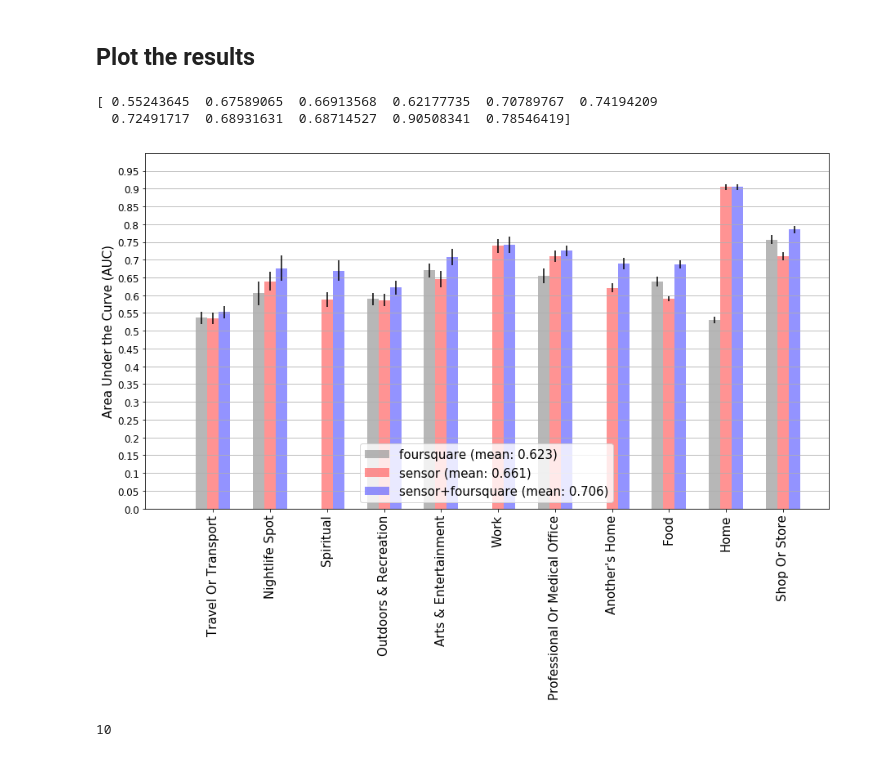
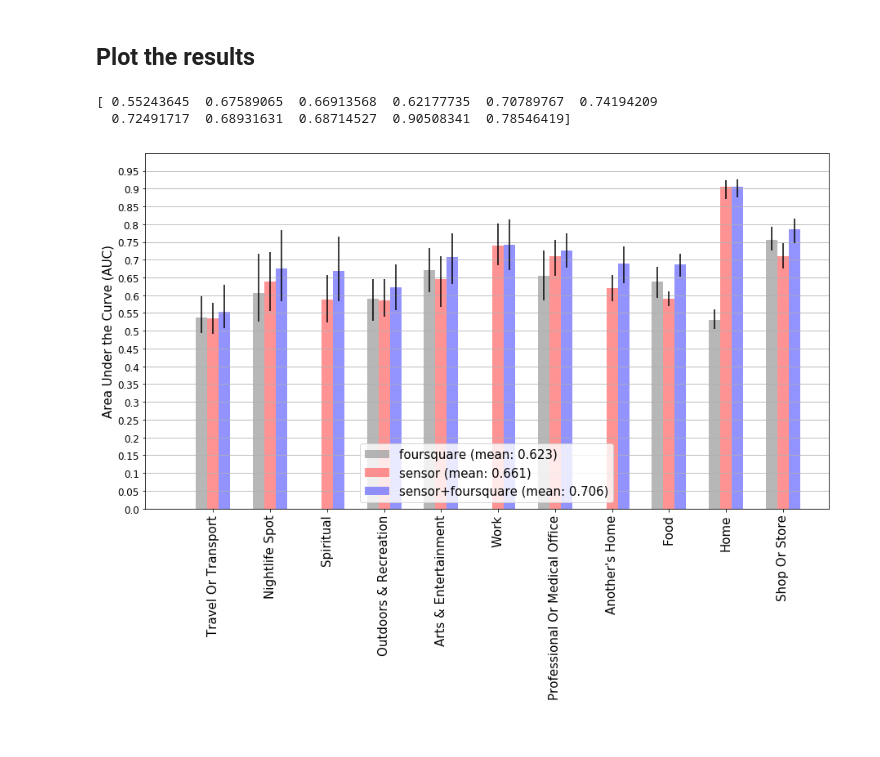
Before and after one commit to sosata/CS120DataAnalysis, a Jupyter notebook: SemanticLocation/show_accuracy_global.ipynb, the cells around one changed output. Cells and saved outputs as stored; diff of their text form; code cells hidden in the pictures.

```diff
--- a/SemanticLocation/show_accuracy_global.ipynb
+++ b/SemanticLocation/show_accuracy_global.ipynb
@@ -79,2 +47,21 @@ auc_ci_sensor = 2*np.nanstd(aucs,axis=0)/np.sqrt(aucs.shape[1])
+# %%
+# sensor only
+
+
+file = 'auc_sensor.dat'
+
+with open(file,'rb') as f:
+    aucs, confs, labels = pickle.load(f)
+f.close()
+
+aucs = np.array(aucs)
+auc_mean_sensor = np.nanmean(aucs, axis=0)
+# auc_ci_sensor = 2*np.nanstd(aucs,axis=0)/np.sqrt(aucs.shape[1])
+auc_ci_lo_sensor = np.percentile(aucs, q=2.5, axis=0)
+auc_ci_hi_sensor = np.percentile(aucs, q=97.5, axis=0)
+
+conf_sensor = np.zeros([11,11])
+for c in confs:
+    conf_sensor += c
 # %% [markdown]
 ## Sensor + Foursquare
@@ -114,3 +68,19 @@ auc_ci_all = 2*np.nanstd(aucs,axis=0)/np.sqrt(aucs.shape[1])
+# %%
+file = 'auc_all.dat'
+
+with open(file, 'rb') as f:
+    aucs, confs, labels = pickle.load(f)
+f.close()
+
+aucs = np.array(aucs)
+auc_mean_all = np.nanmean(aucs, axis=0)
+# auc_ci_all = 2*np.nanstd(aucs,axis=0)/np.sqrt(aucs.shape[1])
+auc_ci_lo_all = np.percentile(aucs, q=2.5, axis=0)
+auc_ci_hi_all = np.percentile(aucs, q=97.5, axis=0)
+
+conf_all = np.zeros([11,11])
+for c in confs:
+    conf_all += c
 # %% [markdown]
 ## Plot the results
 # %%
@@ -118,38 +88,35 @@ import matplotlib.pyplot as plt
 %matplotlib inline
 plt.figure(figsize=(15,8))
 w = 1/5.0
-plt.bar(np.arange(0,state_top.size,1), auc_mean_fsq, yerr=auc_ci_fsq, width=w, align='center',\
+
+plt.bar(np.arange(0,state_top.size,1), auc_mean_fsq, yerr=np.array([auc_mean_fsq-auc_ci_lo_fsq,auc_ci_hi_fsq-auc_mean_fsq]), width=w, align='center',\
          color=(.6,.6,.6), alpha=0.7, ecolor=(0,0,0))
-plt.bar(np.arange(w,state_top.size+w,1), auc_mean_sensor, yerr=auc_ci_sensor, width=w, align='center', \
+plt.bar(np.arange(w,state_top.size+w,1), auc_mean_sensor, yerr=np.array([auc_mean_sensor-auc_ci_lo_sensor,auc_ci_hi_sensor-auc_mean_sensor]), width=w, align='center', \
          color=(1,.4,.4), alpha=0.7, ecolor=(0,0,0))
-plt.bar(np.arange(2*w,state_top.size+2*w,1), auc_mean_all, yerr=auc_ci_all, width=w, align='center', \
+plt.bar(np.arange(2*w,state_top.size+2*w,1), auc_mean_all, yerr=np.array([auc_mean_all-auc_ci_lo_all,auc_ci_hi_all-auc_mean_all]), width=w, align='center', \
          color=(.4,.4,1), alpha=0.7, ecolor=(0,0,0))
 plt.legend(['foursquare (mean: {:.3f})'.format(np.nanmean(auc_mean_fsq)),\
             'sensor (mean: {:.3f})'.format(np.nanmean(auc_mean_sensor)),\
             'sensor+foursquare (mean: {:.3f})'.format(np.nanmean(auc_mean_all))], loc='lower center', fontsize=15)
 plt.ylabel('Area Under the Curve (AUC)',fontsize=15,color=(0,0,0))
 # removing extra words
 xlabel = state_top
 for (i,xl) in enumerate(xlabel):
     label_broken = xl.split('(')
     xlabel[i] = label_broken[0]
     if len(label_broken)>1:
         xlabel[i] = xlabel[i][:-1]
 plt.xticks(np.arange(w,state_top.size+w,1), xlabel, fontsize=15, color=(0,0,0), rotation=90, ha='center');
 plt.yticks(np.arange(0,1,.05), np.arange(0,1,.05), fontsize=12, color=(0,0,0))
 axes = plt.gca()
 axes.set_xlim([-1, len(state_top)])
 axes.set_ylim([0, 1])
 axes.yaxis.grid()
 
 print(auc_mean_all)
 # print np.nanmean(auc_mean_sensor)
 # print np.nanmean(auc_mean_all)
 # %% [output]
 [ 0.55243645  0.67589065  0.66913568  0.62177735  0.70789767  0.74194209
   0.72491717  0.68931631  0.68714527  0.90508341  0.78546419]
-[figure, old version]
+[figure, new version]
-# %%
-auc_mean_fsq.size
-# %% [output]
-10
```
Also changed, not shown: parts of 16 cells of this notebook, 19 other files.
